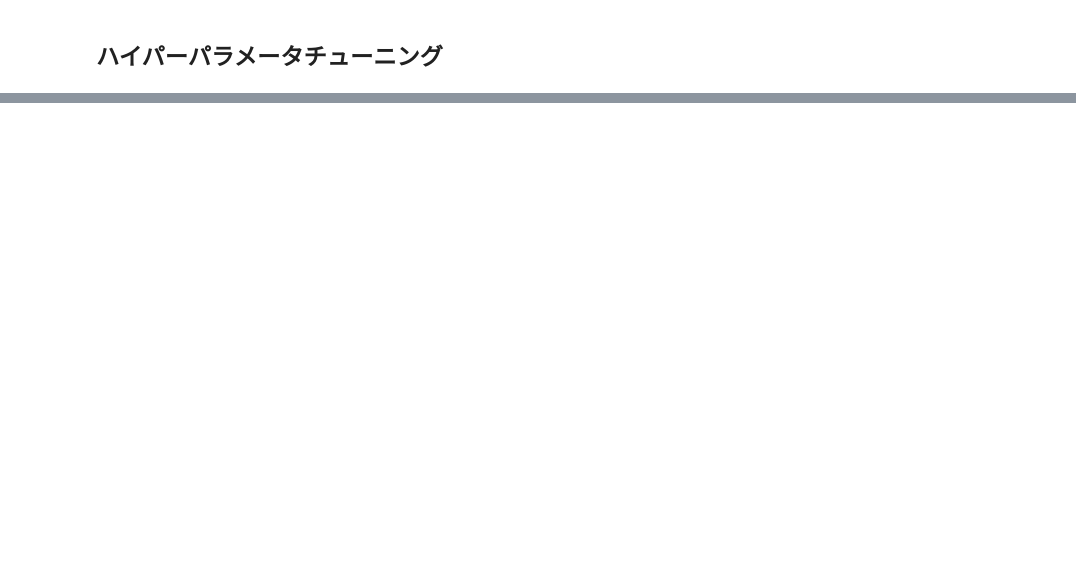
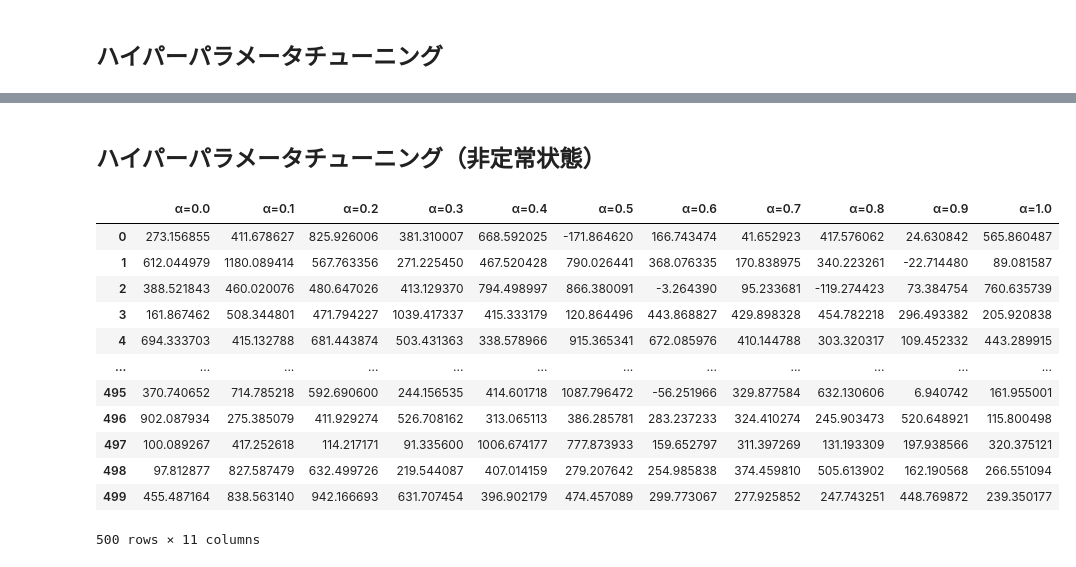
Before and after one commit to Joichiro433/Reinforcement_Learing_for_Software_Engineers, a Jupyter notebook: notebook/ch1.ipynb, the cells around one changed output, grey strips where cells are left out. Cells and saved outputs as stored; diff of their text form; code cells hidden in the pictures; blank space fills up the shorter version.

```diff
--- a/notebook/ch1.ipynb
+++ b/notebook/ch1.ipynb
@@ -147,0 +202,32 @@ hypertune(epsilons=np.linspace(0, 1.0, 11), num_samples=500)
+# %% [markdown]
+## ハイパーパラメータチューニング（非定常状態）
+# %%
+def hypertune(alphas: List[float], num_samples: int) -> None:
+    rewards : Dict[str, List[float]] = {}
+    for alpha in alphas:
+        scores : List[float] = [episode(Bandit(10), alpha, 2000)[-1] for _ in range(num_samples)]
+        rewards[f'α={alpha:.1f}'] = scores
+
+    df : pd.DataFrame = pd.DataFrame(rewards)
+    display(df)
+    plt.figure(figsize=(20, 6))
+    sns.boxenplot(data=df)
+    plt.xlabel('α')
+    plt.ylabel('total rewards')
+
+
+hypertune(np.linspace(0, 1.0, 11), 500)
+# %% [output]
+|  | α=0.0 | α=0.1 | α=0.2 | α=0.3 | α=0.4 | α=0.5 | α=0.6 | α=0.7 | α=0.8 | α=0.9 | α=1.0 |
+| 0 | 273.156855 | 411.678627 | 825.926006 | 381.310007 | 668.592025 | -171.864620 | 166.743474 | 41.652923 | 417.576062 | 24.630842 | 565.860487 |
+| 1 | 612.044979 | 1180.089414 | 567.763356 | 271.225450 | 467.520428 | 790.026441 | 368.076335 | 170.838975 | 340.223261 | -22.714480 | 89.081587 |
+| 2 | 388.521843 | 460.020076 | 480.647026 | 413.129370 | 794.498997 | 866.380091 | -3.264390 | 95.233681 | -119.274423 | 73.384754 | 760.635739 |
+| 3 | 161.867462 | 508.344801 | 471.794227 | 1039.417337 | 415.333179 | 120.864496 | 443.868827 | 429.898328 | 454.782218 | 296.493382 | 205.920838 |
+| 4 | 694.333703 | 415.132788 | 681.443874 | 503.431363 | 338.578966 | 915.365341 | 672.085976 | 410.144788 | 303.320317 | 109.452332 | 443.289915 |
+| ... | ... | ... | ... | ... | ... | ... | ... | ... | ... | ... | ... |
+| 495 | 370.740652 | 714.785218 | 592.690600 | 244.156535 | 414.601718 | 1087.796472 | -56.251966 | 329.877584 | 632.130606 | 6.940742 | 161.955001 |
+| 496 | 902.087934 | 275.385079 | 411.929274 | 526.708162 | 313.065113 | 386.285781 | 283.237233 | 324.410274 | 245.903473 | 520.648921 | 115.800498 |
+| 497 | 100.089267 | 417.252618 | 114.217171 | 91.335600 | 1006.674177 | 777.873933 | 159.652797 | 311.397269 | 131.193309 | 197.938566 | 320.375121 |
+| 498 | 97.812877 | 827.587479 | 632.499726 | 219.544087 | 407.014159 | 279.207642 | 254.985838 | 374.459810 | 505.613902 | 162.190568 | 266.551094 |
+| 499 | 455.487164 | 838.563140 | 942.166693 | 631.707454 | 396.902179 | 474.457089 | 299.773067 | 277.925852 | 247.743251 | 448.769872 | 239.350177 |
+500 rows × 11 columns
```
Also changed, not shown: parts of 6 cells of this notebook.
